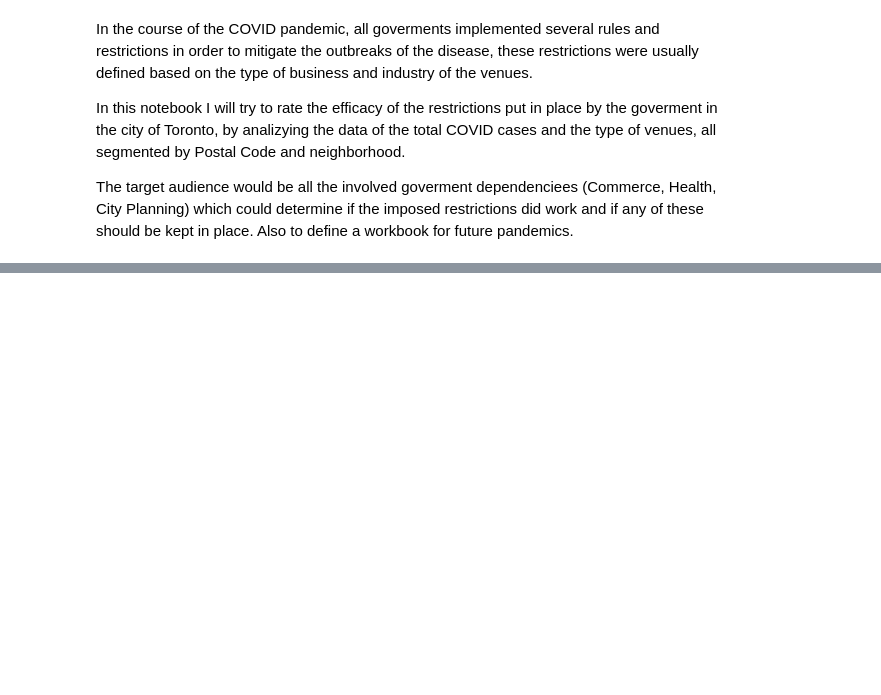
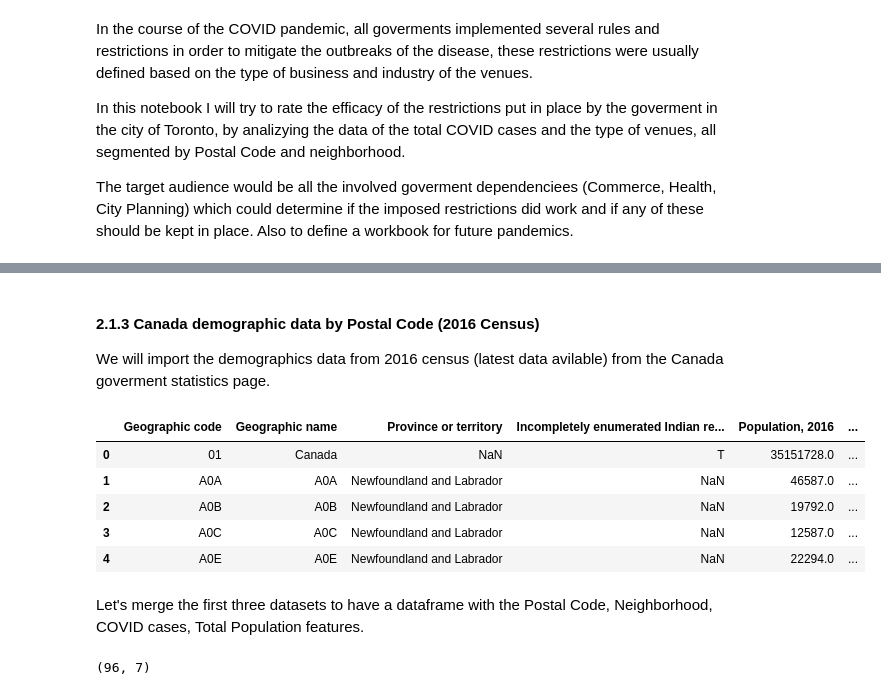
Before and after one commit to julio-cfs/Applied-Data-Science-Capstone, a Jupyter notebook: Julio Flores - Toronto COVID cases by neighborhood.ipynb, the cells around one changed output, grey strips where cells are left out. Saved outputs shown, nothing was run; the diff lists cells and outputs as text; code cells hidden in the pictures; blank space fills up the shorter version.

```diff
--- a/Julio Flores - Toronto COVID cases by neighborhood.ipynb
+++ b/Julio Flores - Toronto COVID cases by neighborhood.ipynb
@@ -41,0 +201,27 @@ I will use the Foursquare API to gather the data of venues by neighborhood and d
+# %% [markdown]
+#### 2.1.3 Canada demographic data by Postal Code (2016 Census)
+We will import the demographics data from 2016 census (latest data avilable) from the Canada goverment statistics page.
+# %%
+path='https://www12.statcan.gc.ca/census-recensement/2016/dp-pd/hlt-fst/pd-pl/Tables/CompFile.cfm?Lang=Eng&T=1201&OFT=FULLCSV'
+canada_demographics = pd.read_csv(path)
+canada_demographics.shape
+canada_demographics.head()
+# %% [output]
+|  | Geographic code | Geographic name | Province or territory | Incompletely enumerated Indian re... | Population, 2016 | ... |
+| 0 | 01 | Canada | NaN | T | 35151728.0 | ... |
+| 1 | A0A | A0A | Newfoundland and Labrador | NaN | 46587.0 | ... |
+| 2 | A0B | A0B | Newfoundland and Labrador | NaN | 19792.0 | ... |
+| 3 | A0C | A0C | Newfoundland and Labrador | NaN | 12587.0 | ... |
+| 4 | A0E | A0E | Newfoundland and Labrador | NaN | 22294.0 | ... |
+# %% [markdown]
+Let's merge the first three datasets to have a dataframe with the Postal Code, Neighborhood, COVID cases, Total Population features.
+# %%
+neighborhoods_merged = neighborhoods.merge(toronto_cases_grouped_total, left_on='PostalCode', right_on = 'FSA')
+neighborhoods_merged = neighborhoods_merged.merge(canada_demographics[['Geographic code','Population, 2016']], left_on='PostalCode', right_on = 'Geographic code')
+neighborhoods_merged.drop(columns=['FSA', 'Geographic code'],inplace=True)
+neighborhoods_merged.rename(columns={"Population, 2016": "Population_2016"}, inplace=True)
+#Delete data for neighborhoods with a population smaller than 100
+neighborhoods_merged.drop(neighborhoods_merged[neighborhoods_merged.Population_2016 < 100].index, inplace=True)
+neighborhoods_merged.shape
+# %% [output]
+(96, 7)
```
Also changed, not shown: parts of 22 cells of this notebook.
